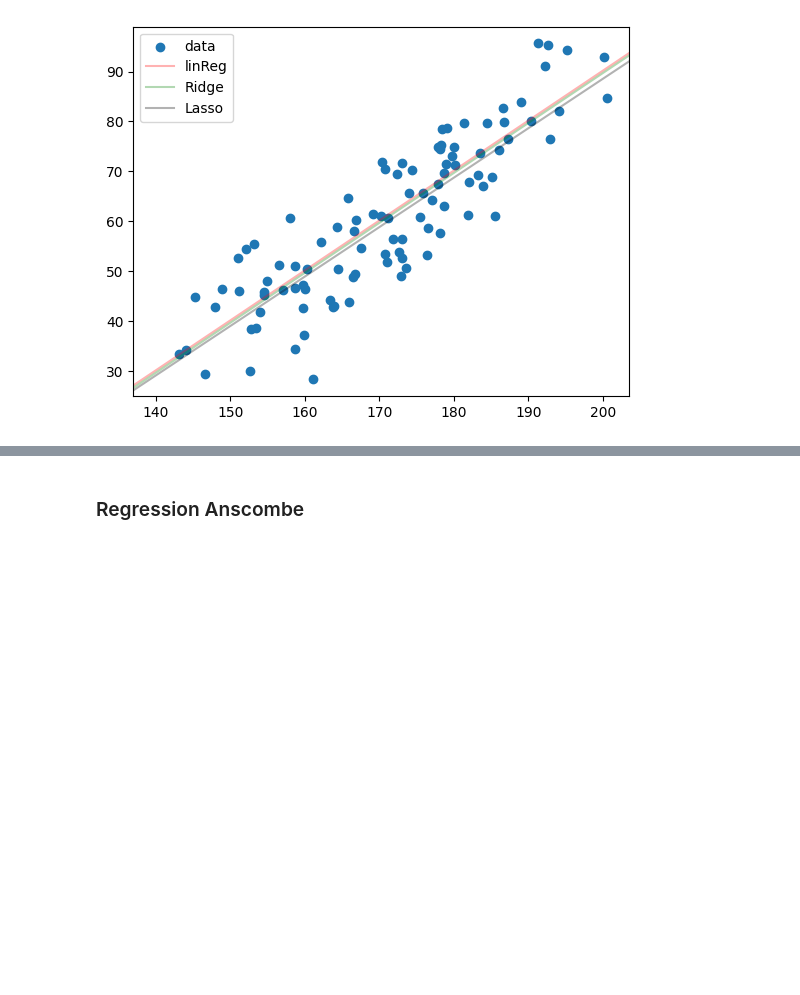
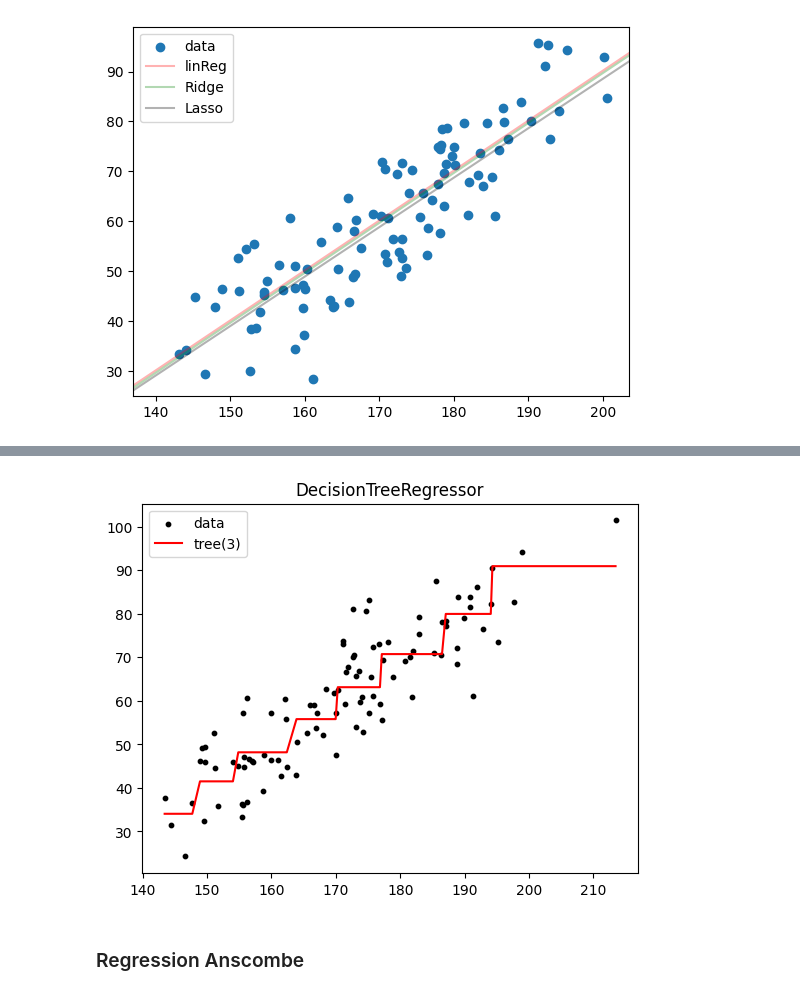
Before and after one commit to Biber76/MachineLearning, a Jupyter notebook: Regression.ipynb, the cells around one changed output, grey strips where cells are left out. Cells and saved outputs as stored; diff of their text form; code cells hidden in the pictures; blank space fills up the shorter version.

Commit message:
added treeRegressor to linReg

```diff
--- a/Regression.ipynb
+++ b/Regression.ipynb
@@ -228,3 +228,8 @@ plt.legend()
 plt.show()
 # %% [output]
 [figure]
+# %%
+from sklearn.tree import DecisionTreeRegressor
+reg_tree = DecisionTreeRegressor(max_depth=3)
+reg_tree.fit(df[['height']], df['weight'])
+df['weight_hat_tree'] = reg_tree.predict(df[['height']])
@@ -230,0 +245,3 @@ plt.show()
+# %%
+df_plot = df.sample(100)[['height', 'weight', 'weight_hat_tree']].sort_values('height')
+df_plot.head()
@@ -231,3 +255,11 @@ plt.show()
+# %%
+plt.scatter(df_plot['height'], df_plot['weight'], label='data', color='black', s=10)
+plt.plot(df_plot['height'], df_plot['weight_hat_tree'], label='tree(3)', color='red')
+plt.legend()
+plt.title('DecisionTreeRegressor')
+plt.show()
+# %% [output]
+[figure, added]
 # %% [markdown]
 ### Regression Anscombe
 # %%
```
Also changed, not shown: parts of 2 cells of this notebook.
